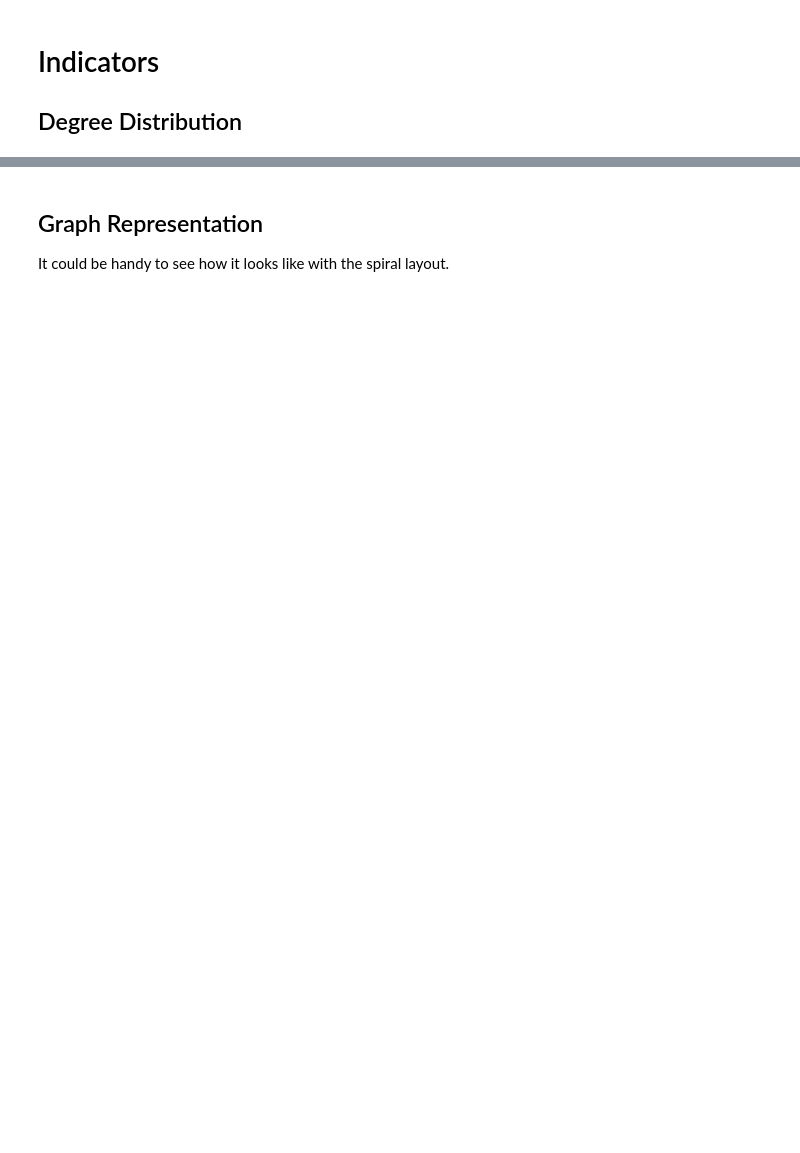
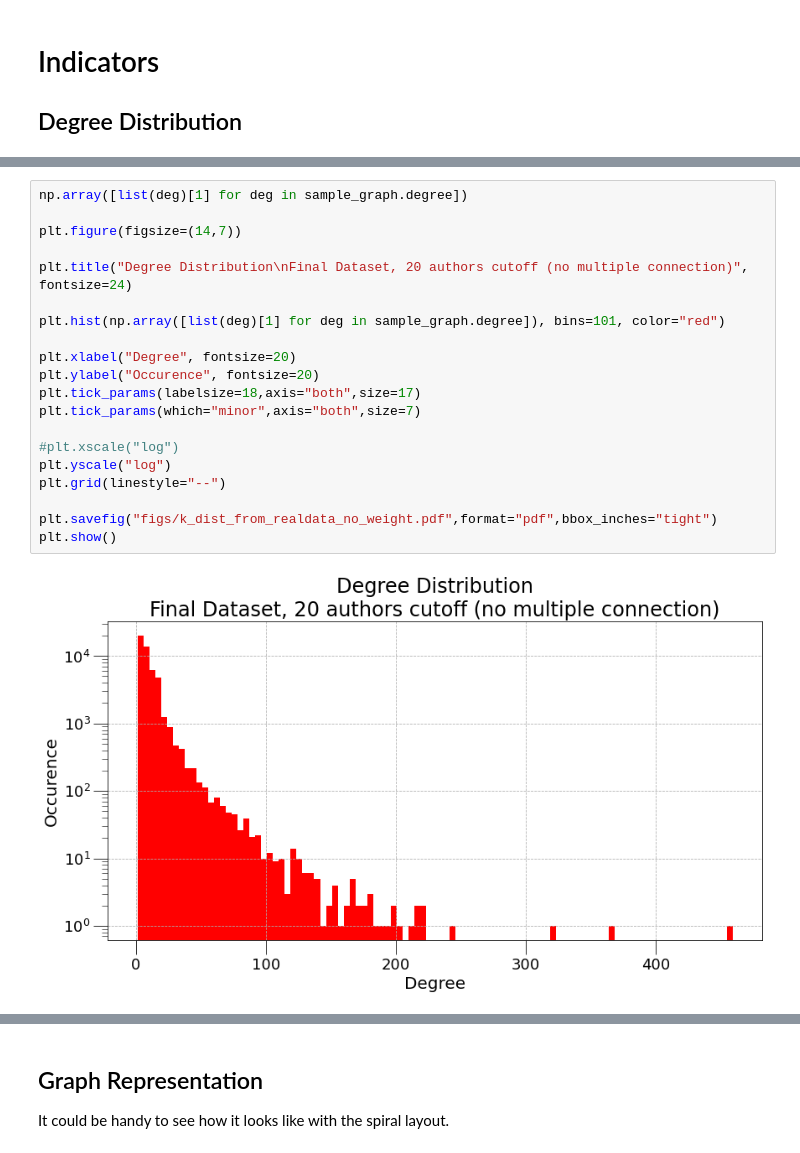
Before and after one commit to AdamGTaylor/ScientificModelling2021-2022-2, a Jupyter notebook: real_data_ana.ipynb, the cells around one changed output, grey strips where cells are left out. Saved outputs shown, nothing was run; the diff lists cells and outputs as text; blank space fills up the shorter version.

```diff
--- a/real_data_ana.ipynb
+++ b/real_data_ana.ipynb
@@ -340,5 +345,27 @@ plt.savefig("figs/k_dist_from_realdata.pdf",format="pdf",bbox_inches="tight")
 plt.show()
 # %% [output]
 [figure]
+# %%
+np.array([list(deg)[1] for deg in sample_graph.degree])
+
+plt.figure(figsize=(14,7))
+
+plt.title("Degree Distribution\nFinal Dataset, 20 authors cutoff (no multiple connection)", fontsize=24)
+
+plt.hist(np.array([list(deg)[1] for deg in sample_graph.degree]), bins=101, color="red")
+
+plt.xlabel("Degree", fontsize=20)
+plt.ylabel("Occurence", fontsize=20)
+plt.tick_params(labelsize=18,axis="both",size=17)
+plt.tick_params(which="minor",axis="both",size=7)
+
+#plt.xscale("log")
+plt.yscale("log")
+plt.grid(linestyle="--")
+
+plt.savefig("figs/k_dist_from_realdata_no_weight.pdf",format="pdf",bbox_inches="tight")
+plt.show()
+# %% [output]
+[figure, added]
 # %% [markdown]
 This seems like that on log-log scale, a line could be fitted $\rightarrow$ **Power function** could be fitted.
```
Also changed, not shown: parts of 38 cells of this notebook, 5 other files.
